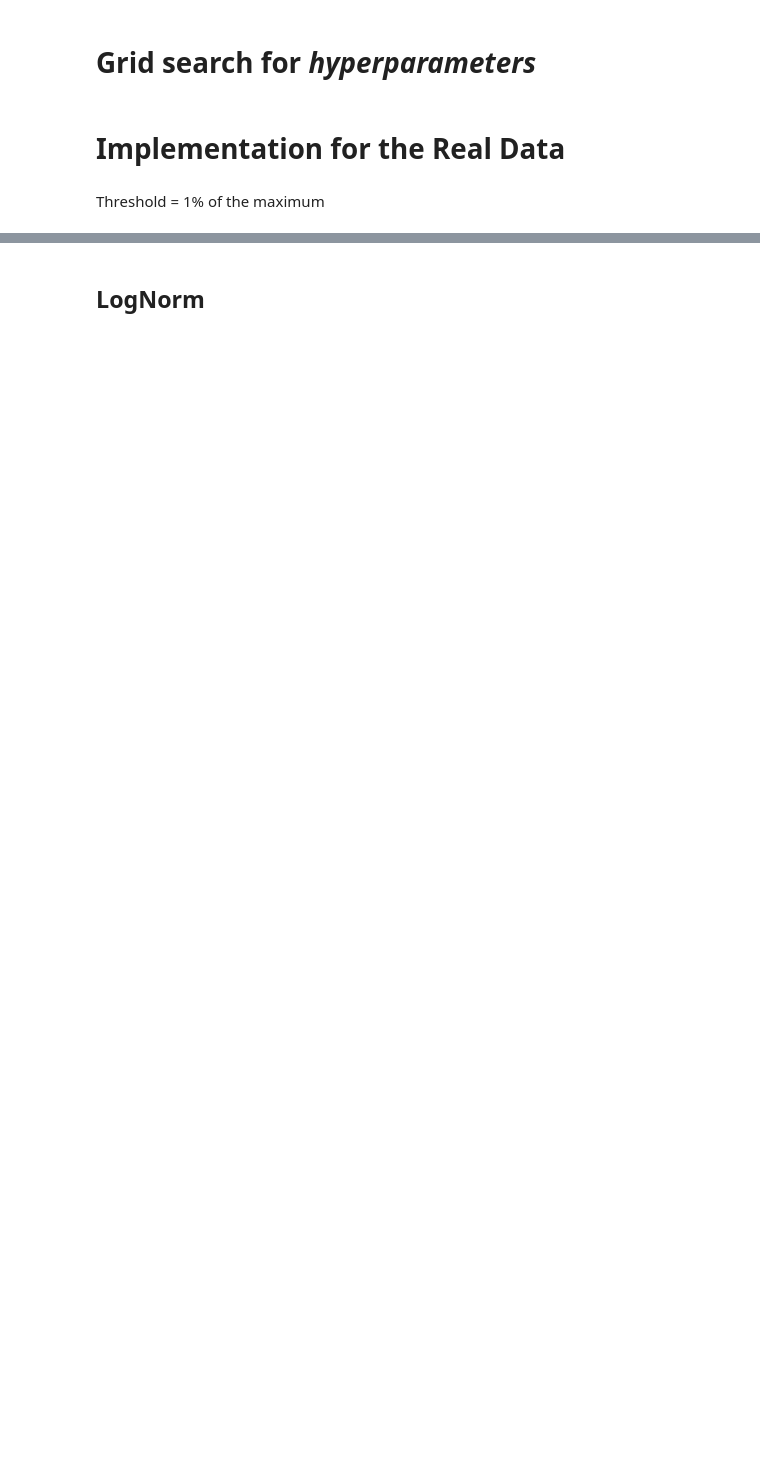
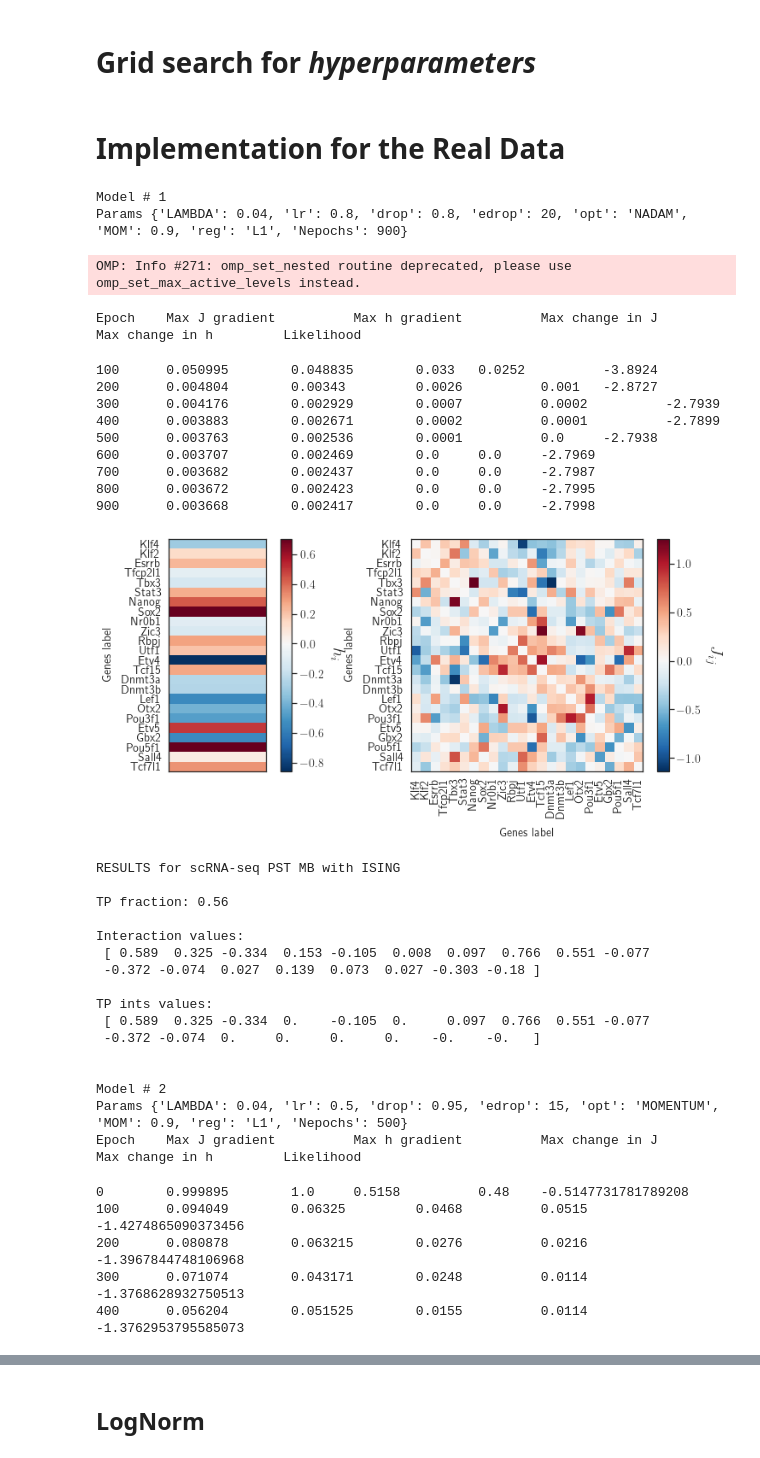
Before and after one commit to CleliaCorridori/GRN_Inference_CODE, a Jupyter notebook: Ising_InferenceMethod.ipynb, the cells around one changed output, grey strips where cells are left out. Saved outputs shown, nothing was run; the diff lists cells and outputs as text; code cells hidden in the pictures; blank space fills up the shorter version.

```diff
--- a/Ising_InferenceMethod.ipynb
+++ b/Ising_InferenceMethod.ipynb
@@ -177,5 +165,3 @@ params = {"LAMBDA" : [0.01, 0.02, 0.03,0.04, 0.05, 0.07, 0.09],
           "Nepochs": [500, 700, 800, 900, 1200]}
 # %% [markdown]
 # Implementation for the Real Data
-# %% [markdown]
-Threshold = 1% of the maximum
@@ -182,28 +176,56 @@ Threshold = 1% of the maximum
 # %%
-interaction_thr = 0.01
-
-Ntrials = 150
-compute = False
-
-today = "thr1_23_03_15" #or other data
-data_type = "pst_mb"
-
 if compute:
     lN_matx_sel_true, lN_prec_sel_true, lN_int_val_true = funcs_Ising.grid_search(np.array(spins_df_lN_mb_pst), params, TPtrial_list,
                                                              genes_order, Ntrials = Ntrials, seedSet=20961,
                                                                       Norm=True, thr=interaction_thr)
     pN_matx_sel_true, pN_prec_sel_true, pN_int_val_true = funcs_Ising.grid_search(np.array(spins_df_pN_mb_pst),
                                                                       params, TPtrial_list,
                                                                       genes_order, Ntrials = Ntrials, seedSet=20961,
                                                                       Norm=True, thr=interaction_thr)
 else:
     # LOADING the data
     lN_arrays = np.load(path_data+'OUT_ISING/LogNORM/lN_arrays_'+data_type+'_'+str(today)+'.npz')#+'_thr'+str(interaction_thr*100)+'.npz')
     lN_matx_sel_true = lN_arrays['array_1']
     lN_prec_sel_true = lN_arrays['array_2']
     lN_int_val_true = lN_arrays['array_3']
 
     pN_arrays = np.load(path_data+'OUT_ISING/PsiNORM/pN_arrays_'+data_type+'_'+str(today)+'.npz')#+'_thr'+str(interaction_thr*100)+'.npz')
     pN_matx_sel_true = pN_arrays['array_1'][:200,:,:]
     pN_prec_sel_true = pN_arrays['array_2'][:200]
     pN_int_val_true =  pN_arrays['array_3'][:,:,:200]
+# %% [output]
+Model # 1
+Params {'LAMBDA': 0.04, 'lr': 0.8, 'drop': 0.8, 'edrop': 20, 'opt': 'NADAM', 'MOM': 0.9, 'reg': 'L1', 'Nepochs': 900}
+OMP: Info #271: omp_set_nested routine deprecated, please use omp_set_max_active_levels instead.
+Epoch    Max J gradient          Max h gradient          Max change in J         Max change in h         Likelihood
+100      0.050995        0.048835        0.033   0.0252          -3.8924
+200      0.004804        0.00343         0.0026          0.001   -2.8727
+300      0.004176        0.002929        0.0007          0.0002          -2.7939
+400      0.003883        0.002671        0.0002          0.0001          -2.7899
+500      0.003763        0.002536        0.0001          0.0     -2.7938
+600      0.003707        0.002469        0.0     0.0     -2.7969
+700      0.003682        0.002437        0.0     0.0     -2.7987
+800      0.003672        0.002423        0.0     0.0     -2.7995
+900      0.003668        0.002417        0.0     0.0     -2.7998
+[figure, added]
+RESULTS for scRNA-seq PST MB with ISING
+
+TP fraction: 0.56
+
+Interaction values:
+ [ 0.589  0.325 -0.334  0.153 -0.105  0.008  0.097  0.766  0.551 -0.077
+ -0.372 -0.074  0.027  0.139  0.073  0.027 -0.303 -0.18 ]
+
+TP ints values:
+ [ 0.589  0.325 -0.334  0.    -0.105  0.     0.097  0.766  0.551 -0.077
+ -0.372 -0.074  0.     0.     0.     0.    -0.    -0.   ]
+
+
+Model # 2
+Params {'LAMBDA': 0.04, 'lr': 0.5, 'drop': 0.95, 'edrop': 15, 'opt': 'MOMENTUM', 'MOM': 0.9, 'reg': 'L1', 'Nepochs': 500}
+Epoch    Max J gradient          Max h gradient          Max change in J         Max change in h         Likelihood
+0        0.999895        1.0     0.5158          0.48    -0.5147731781789208
+100      0.094049        0.06325         0.0468          0.0515          -1.4274865090373456
+200      0.080878        0.063215        0.0276          0.0216          -1.3967844748106968
+300      0.071074        0.043171        0.0248          0.0114          -1.3768628932750513
+400      0.056204        0.051525        0.0155          0.0114          -1.3762953795585073
```
Also changed, not shown: parts of 20 cells of this notebook, 4 other files.
